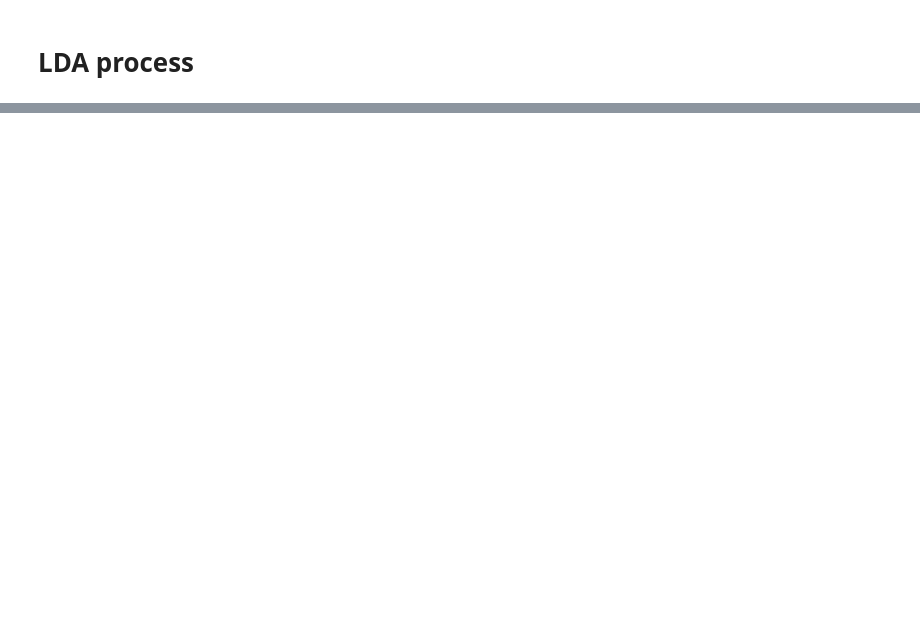
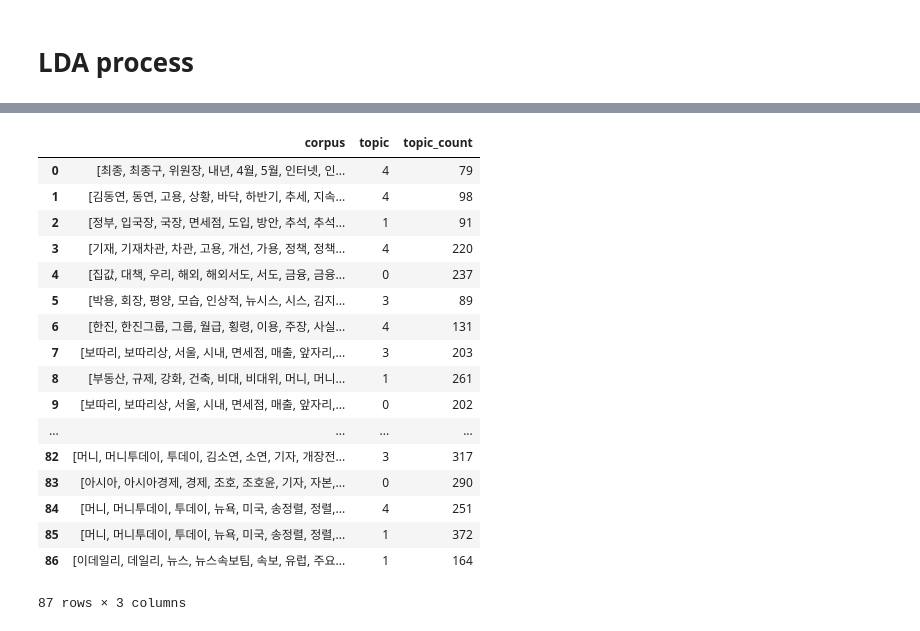
Before and after one commit to hskimim/news_text_mining_project, a Jupyter notebook: news_text_mining_project/Latent_Dirichelet_Allocation.ipynb, the cells around one changed output, grey strips where cells are left out. Drawn from its saved outputs; the diff is of its cells as text; code cells hidden in the pictures; blank space fills up the shorter version.

```diff
--- a/news_text_mining_project/Latent_Dirichelet_Allocation.ipynb
+++ b/news_text_mining_project/Latent_Dirichelet_Allocation.ipynb
@@ -267,0 +291,33 @@ lda_df[lda_df['topic']==4].sort_values('count',ascending=False).head()
+# %%
+for i in range(len(word_df)):
+    document_topic_counts[i] = OrderedDict(document_topic_counts[i])
+
+topic_ls = [idx for i in range(len(word_df)) for idx,k in enumerate(document_topic_counts[i].values()) \
+ if k == np.max(list(((document_topic_counts[i]).values())))]
+
+topic_count_ls = [k for i in range(len(word_df)) for idx,k in enumerate(document_topic_counts[i].values()) \
+ if k == np.max(list(((document_topic_counts[i]).values())))]
+# %%
+word_df['topic'] = topic_ls
+word_df['topic_count'] = topic_count_ls
+# %%
+word_df
+# %% [output]
+|  | corpus | topic | topic_count |
+| 0 | [최종, 최종구, 위원장, 내년, 4월, 5월, 인터넷, 인... | 4 | 79 |
+| 1 | [김동연, 동연, 고용, 상황, 바닥, 하반기, 추세, 지속... | 4 | 98 |
+| 2 | [정부, 입국장, 국장, 면세점, 도입, 방안, 추석, 추석... | 1 | 91 |
+| 3 | [기재, 기재차관, 차관, 고용, 개선, 가용, 정책, 정책... | 4 | 220 |
+| 4 | [집값, 대책, 우리, 해외, 해외서도, 서도, 금융, 금융... | 0 | 237 |
+| 5 | [박용, 회장, 평양, 모습, 인상적, 뉴시스, 시스, 김지... | 3 | 89 |
+| 6 | [한진, 한진그룹, 그룹, 월급, 횡령, 이용, 주장, 사실... | 4 | 131 |
+| 7 | [보따리, 보따리상, 서울, 시내, 면세점, 매출, 앞자리,... | 3 | 203 |
+| 8 | [부동산, 규제, 강화, 건축, 비대, 비대위, 머니, 머니... | 1 | 261 |
+| 9 | [보따리, 보따리상, 서울, 시내, 면세점, 매출, 앞자리,... | 0 | 202 |
+| ... | ... | ... | ... |
+| 82 | [머니, 머니투데이, 투데이, 김소연, 소연, 기자, 개장전... | 3 | 317 |
+| 83 | [아시아, 아시아경제, 경제, 조호, 조호윤, 기자, 자본,... | 0 | 290 |
+| 84 | [머니, 머니투데이, 투데이, 뉴욕, 미국, 송정렬, 정렬,... | 4 | 251 |
+| 85 | [머니, 머니투데이, 투데이, 뉴욕, 미국, 송정렬, 정렬,... | 1 | 372 |
+| 86 | [이데일리, 데일리, 뉴스, 뉴스속보팀, 속보, 유럽, 주요... | 1 | 164 |
+87 rows × 3 columns
```
Also changed, not shown: parts of 25 cells of this notebook.
